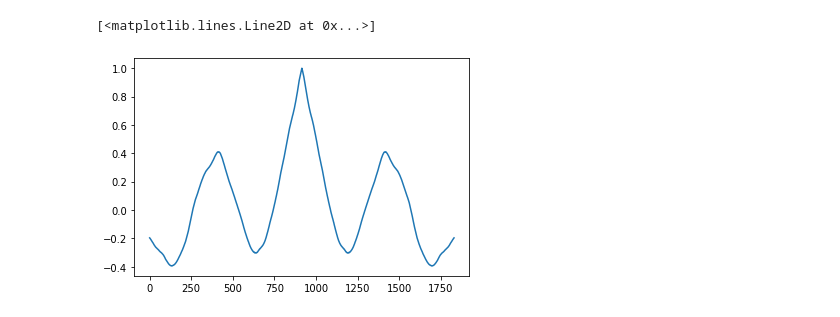
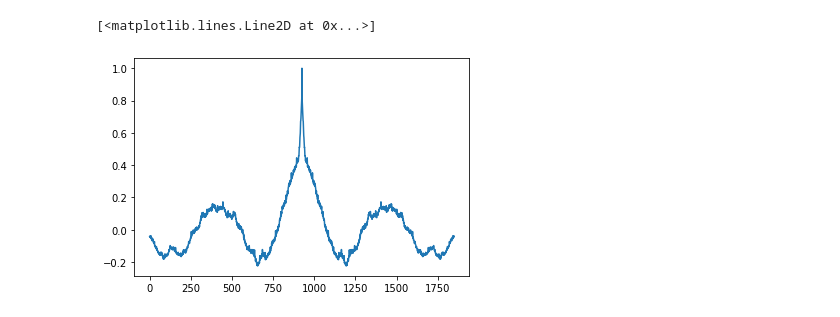
Before and after one commit to NoelleI/Udacity-Deployment, a Jupyter notebook: Heartbeat.ipynb, the cells around one changed output. Saved outputs shown, nothing was run; the diff lists cells and outputs as text; code cells hidden in the pictures.

```diff
--- a/Heartbeat.ipynb
+++ b/Heartbeat.ipynb
@@ -188,11 +185,12 @@ plt.show()
 from scipy import signal
 x1 = X_indep[1] - X_indep[1].mean()
 x1_corr = signal.correlate(x1, x1, mode='same')
-# %%
-plt.plot(x2_corr)
-# %% [output]
-[<matplotlib.lines.Line2D at 0x...>]
-[figure, removed]
+# %%
+
+plt.plot(x1_corr)
+# %% [output]
+[<matplotlib.lines.Line2D at 0x...>]
+[figure, added]
 # %%
 ff = np.fft.hfft(x1_corr[:int(len(x1_corr)/2)])
 # %%
```
Also changed, not shown: parts of 19 cells of this notebook.
